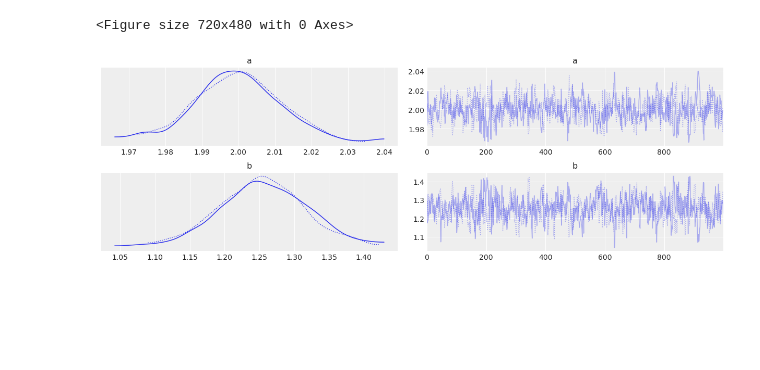
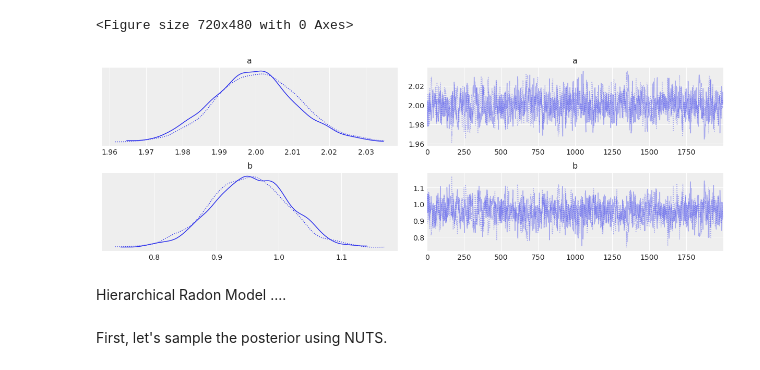
Before and after one commit to RichardGrumitt/NS_NFMC_tests, a Jupyter notebook: nfmc_tests.ipynb, the cells around one changed output. Cells and saved outputs as stored; diff of their text form; code cells hidden in the pictures; blank space fills up the shorter version.

Commit message:
Plotting weight distributions and adding Radon model

```diff
--- a/nfmc_tests.ipynb
+++ b/nfmc_tests.ipynb
@@ -118,7 +172,7 @@ plt.show()
 # %%
 with rg_model:
-    trace = pm.sample(1000)
-    az_trace = az.from_pymc3(trace)
+    nuts_trace = pm.sample(2000)
+    nuts_az_trace = az.from_pymc3(nuts_trace)
 # %% [output]
 Auto-assigning NUTS sampler...
 Initializing NUTS using jitter+adapt_diag...
@@ -132,8 +184,10 @@ The acceptance probability does not match the target. It is 0.8875528905382966,
 The number of effective samples is smaller than 25% for some parameters.
 # %%
 plt.figure()
-ax = az.plot_trace(az_trace)
+ax = az.plot_trace(nuts_az_trace)
 plt.show()
 # %% [output]
 <Figure size 720x480 with 0 Axes>
-[figure, old version]
+[figure, new version]
+# %% [markdown]
+Hierarchical Radon Model ....
@@ -139,0 +224,2 @@ plt.show()
+# %% [markdown]
+First, let's sample the posterior using NUTS.
```
Also changed, not shown: parts of 14 cells of this notebook.
